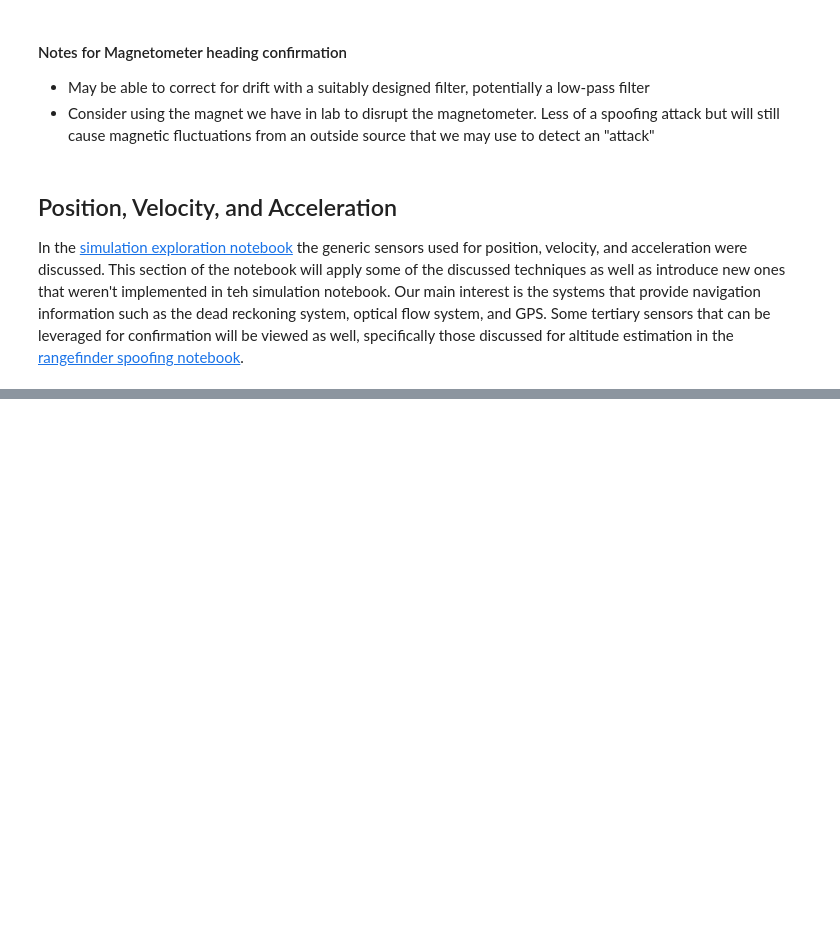
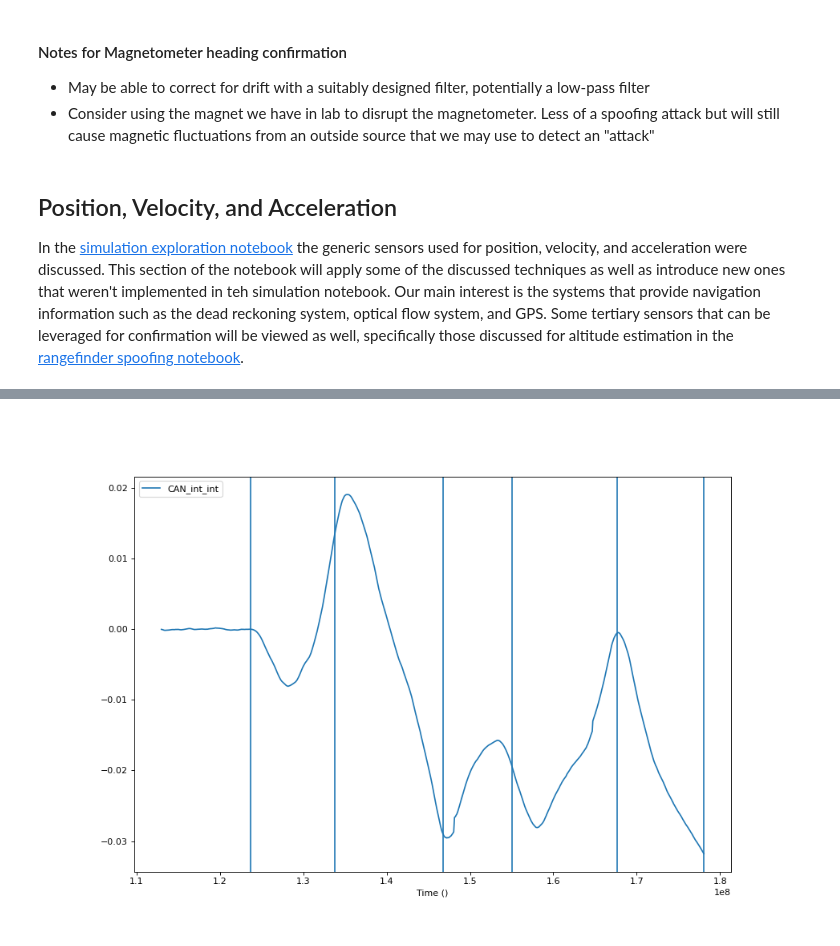
Before and after one commit to BaileySri/Practical-Software-Defense-for-GPS-Spoofing-on-a-Hobby-UAV-Offline, a Jupyter notebook: notebooks/0.1-bks-benign.ipynb, the cells around one changed output, grey strips where cells are left out. Saved outputs shown, nothing was run; the diff lists cells and outputs as text; code cells hidden in the pictures; blank space fills up the shorter version.

```diff
--- a/notebooks/0.1-bks-benign.ipynb
+++ b/notebooks/0.1-bks-benign.ipynb
@@ -278,0 +358,4 @@ those discussed for altitude estimation in the
+# %%
+simple_time_plot(cUS.cUS[2:], acc_alt,lines=[WP1[0], WP1[1], WP2[1], WP3[1], WP4[1], WP5[1]])
+# %% [output]
+[figure, added]
```
Also changed, not shown: parts of 17 cells of this notebook, 2 other files.
